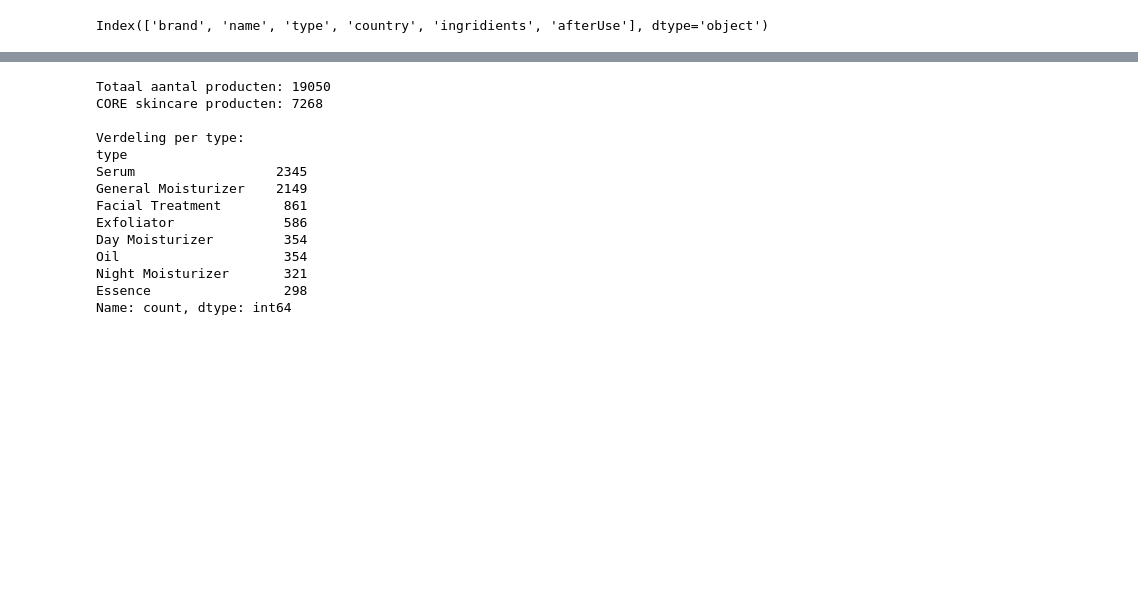
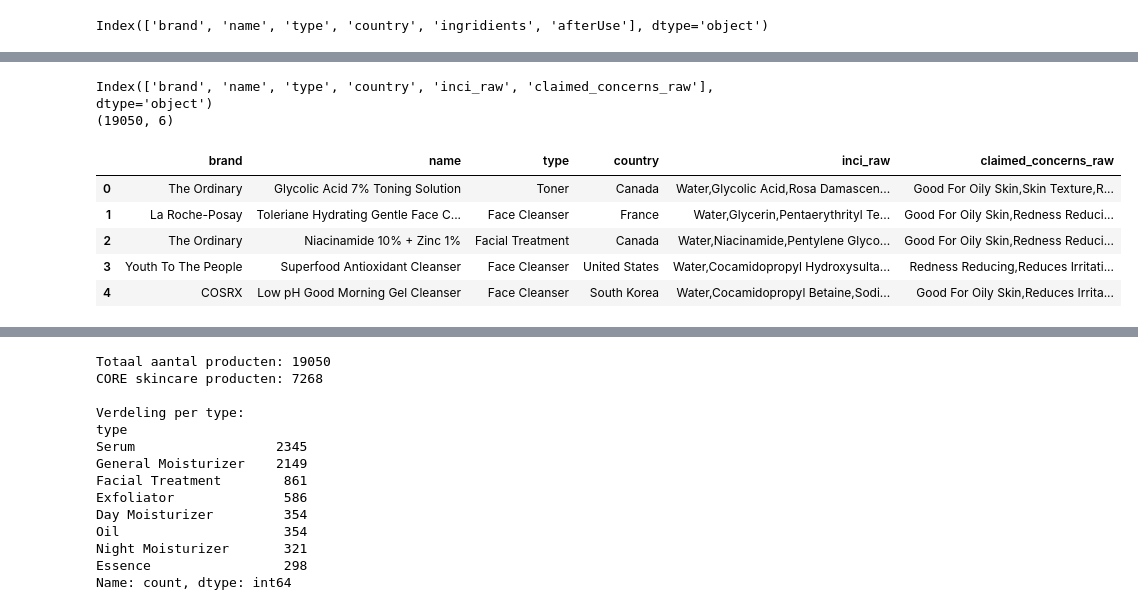
Before and after one commit to BluezConcepts/skingen-content-based-recommender, a Jupyter notebook: notebooks/01_product_data_eda_and_cleaning.ipynb, the cells around one changed output, grey strips where cells are left out. Cells and saved outputs as stored; diff of their text form; code cells hidden in the pictures; blank space fills up the shorter version.

```diff
--- a/notebooks/Untitled-1.ipynb
+++ b/notebooks/01_product_data_eda_and_cleaning.ipynb
@@ -20,0 +4,3 @@ FileNotFoundError: [Errno 2] No such file or directory: 'datasheet.csv'
+# %%
+pd.set_option("display.max_columns", None)
+pd.set_option("display.max_colwidth", 200)
@@ -24,0 +39,15 @@ Index(['brand', 'name', 'type', 'country', 'ingridients', 'afterUse'], dtype='ob
+# %%
+print(df.columns)
+print(df.shape)
+# %% [output]
+Index(['brand', 'name', 'type', 'country', 'inci_raw', 'claimed_concerns_raw'], dtype='object')
+(19050, 6)
+# %%
+df.head()
+# %% [output]
+|  | brand | name | type | country | inci_raw | claimed_concerns_raw |
+| 0 | The Ordinary | Glycolic Acid 7% Toning Solution | Toner | Canada | Water,Glycolic Acid,Rosa Damascen... | Good For Oily Skin,Skin Texture,R... |
+| 1 | La Roche-Posay | Toleriane Hydrating Gentle Face C... | Face Cleanser | France | Water,Glycerin,Pentaerythrityl Te... | Good For Oily Skin,Redness Reduci... |
+| 2 | The Ordinary | Niacinamide 10% + Zinc 1% | Facial Treatment | Canada | Water,Niacinamide,Pentylene Glyco... | Good For Oily Skin,Redness Reduci... |
+| 3 | Youth To The People | Superfood Antioxidant Cleanser | Face Cleanser | United States | Water,Cocamidopropyl Hydroxysulta... | Redness Reducing,Reduces Irritati... |
+| 4 | COSRX | Low pH Good Morning Gel Cleanser | Face Cleanser | South Korea | Water,Cocamidopropyl Betaine,Sodi... | Good For Oily Skin,Reduces Irrita... |
```
Also changed, not shown: parts of 27 cells of this notebook, 1 other file.
